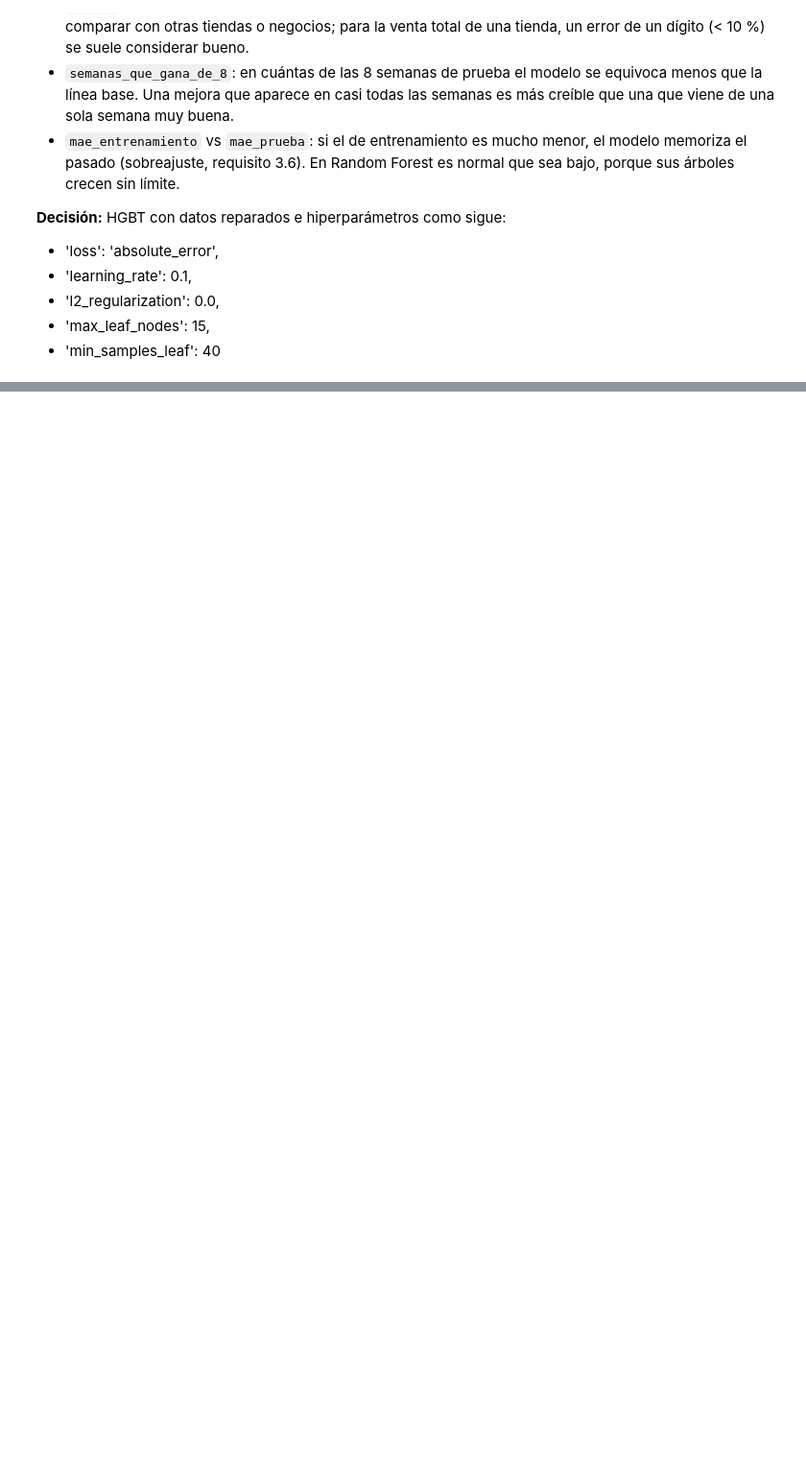
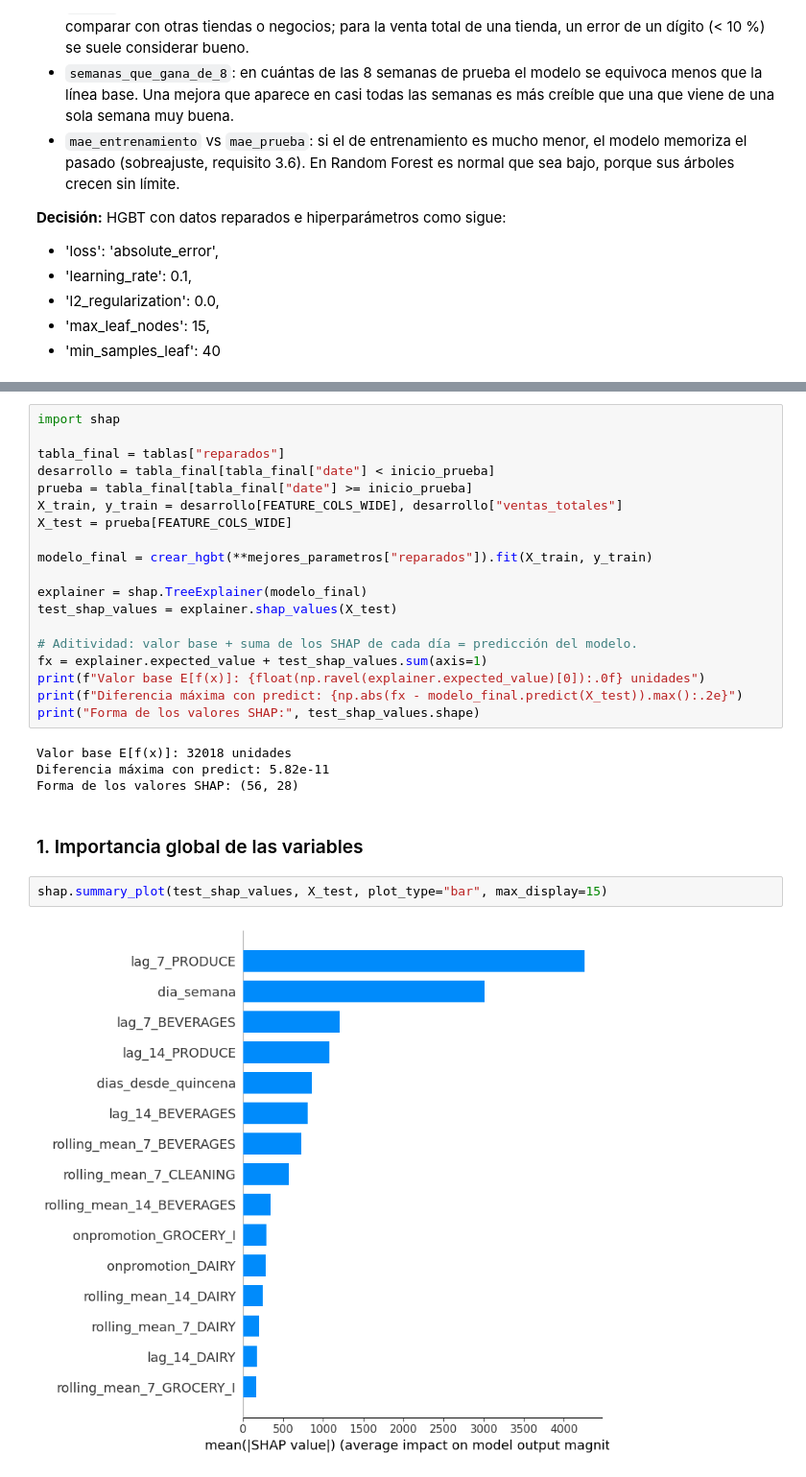
Before and after one commit to Jacogz/ML-Prediccion-Demanda, a Jupyter notebook: src/model_development.ipynb, the cells around one changed output, grey strips where cells are left out. Shown at 96% size. Cells and saved outputs as stored; diff of their text form; blank space fills up the shorter version.

Commit message:
feat: explicabilidad con SHAP por familia (#11)

```diff
--- a/src/model_development.ipynb
+++ b/src/model_development.ipynb
@@ -1105,0 +1110,29 @@ resumen.round(1).sort_values(["datos", "mae_prueba"])
+# %%
+import shap
+
+tabla_final = tablas["reparados"]
+desarrollo = tabla_final[tabla_final["date"] < inicio_prueba]
+prueba = tabla_final[tabla_final["date"] >= inicio_prueba]
+X_train, y_train = desarrollo[FEATURE_COLS_WIDE], desarrollo["ventas_totales"]
+X_test = prueba[FEATURE_COLS_WIDE]
+
+modelo_final = crear_hgbt(**mejores_parametros["reparados"]).fit(X_train, y_train)
+
+explainer = shap.TreeExplainer(modelo_final)
+test_shap_values = explainer.shap_values(X_test)
+
+# Aditividad: valor base + suma de los SHAP de cada día = predicción del modelo.
+fx = explainer.expected_value + test_shap_values.sum(axis=1)
+print(f"Valor base E[f(x)]: {float(np.ravel(explainer.expected_value)[0]):.0f} unidades")
+print(f"Diferencia máxima con predict: {np.abs(fx - modelo_final.predict(X_test)).max():.2e}")
+print("Forma de los valores SHAP:", test_shap_values.shape)
+# %% [output]
+Valor base E[f(x)]: 32018 unidades
+Diferencia máxima con predict: 5.82e-11
+Forma de los valores SHAP: (56, 28)
+# %% [markdown]
+### 1. Importancia global de las variables
+# %%
+shap.summary_plot(test_shap_values, X_test, plot_type="bar", max_display=15)
+# %% [output]
+[figure, added]
```
Also changed, not shown: parts of 9 cells of this notebook, 1 other file.
